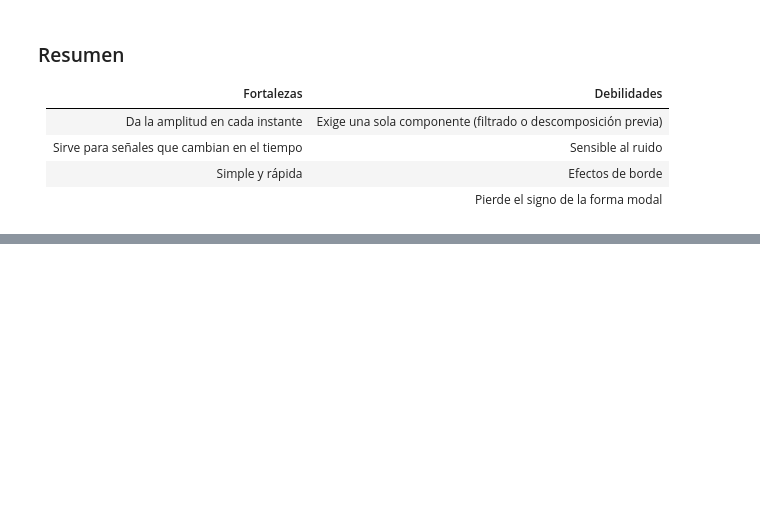
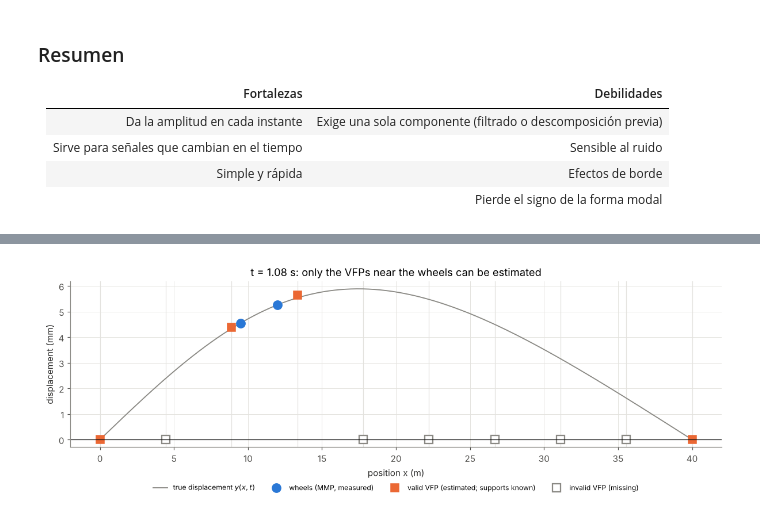
Before and after one commit to 25adiaz-apps/assignment-3-machine-learning, a Jupyter notebook: literature-review/metodos/metodos.ipynb, the cells around one changed output, grey strips where cells are left out. Cells and saved outputs as stored; diff of their text form; code cells hidden in the pictures; blank space fills up the shorter version.

```diff
--- a/literature-review/metodos/metodos.ipynb
+++ b/literature-review/metodos/metodos.ipynb
@@ -559,0 +722,28 @@ plt.show()
+# %%
+# Plot 1: the beam at one instant (front wheel at 12 m)
+k_show = np.argmin(np.abs(MEI_SPEED * mei_t - 12.0))
+x_fine_mei = np.linspace(0, MEI_SPAN, 400)
+x_wheels_show = MEI_SPEED * mei_t[k_show] - axle_offsets
+valid_show = mask_valid[:, k_show].copy()
+valid_show[[0, -1]] = True                                  # supports: known
+
+fig, ax = plt.subplots(figsize=(11, 4))
+ax.plot(x_fine_mei, mei_displacement(x_fine_mei, k_show), color=COLOR_SIGNAL, lw=1.2,
+        label="true displacement $y(x,t)$")
+ax.plot(x_wheels_show, mei_displacement(x_wheels_show, k_show), "o", ms=10, color=COLOR_1,
+        label="wheels (MMP, measured)")
+ax.plot(MEI_VFP[valid_show], D_sparse[valid_show, k_show], "s", ms=9, color=COLOR_2,
+        label="valid VFP (estimated; supports known)")
+ax.plot(MEI_VFP[~valid_show], np.zeros((~valid_show).sum()), "s", ms=9, mfc="white",
+        mec=COLOR_SIGNAL, mew=1.5, label="invalid VFP (missing)")
+for x in MEI_VFP:
+    ax.axvline(x, color="#e3e2de", lw=0.8, zorder=0)
+ax.axhline(0, color=COLOR_TRUE, lw=0.8)
+ax.set_xlabel("position x (m)")
+ax.set_ylabel("displacement (mm)")
+ax.set_title(f"t = {mei_t[k_show]:.2f} s: only the VFPs near the wheels can be estimated")
+ax.legend(loc="upper center", bbox_to_anchor=(0.5, -0.18), ncol=4, fontsize=8)
+fig.tight_layout()
+plt.show()
+# %% [output]
+[figure, added]
```
Also changed, not shown: parts of 11 cells of this notebook, 1 other file.
